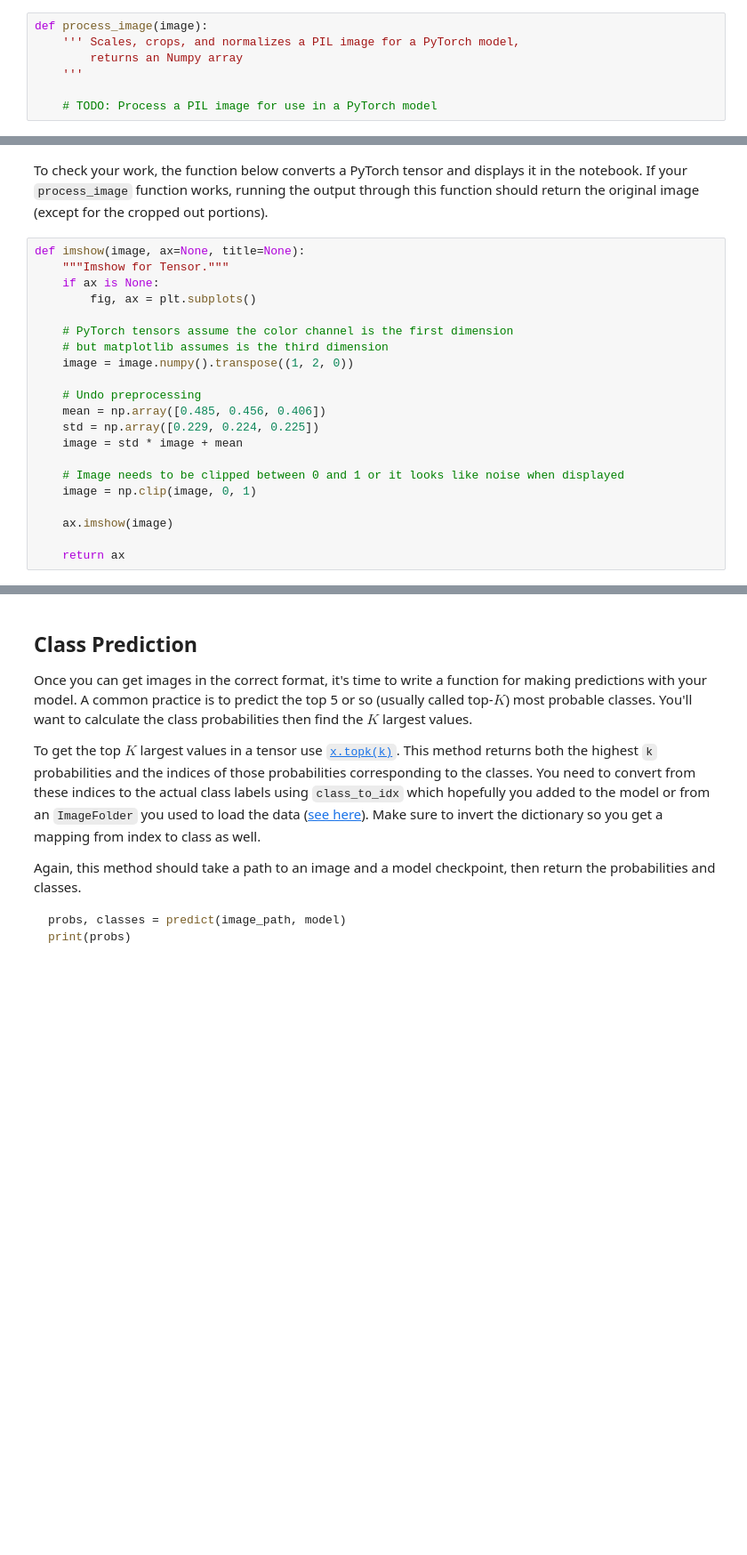
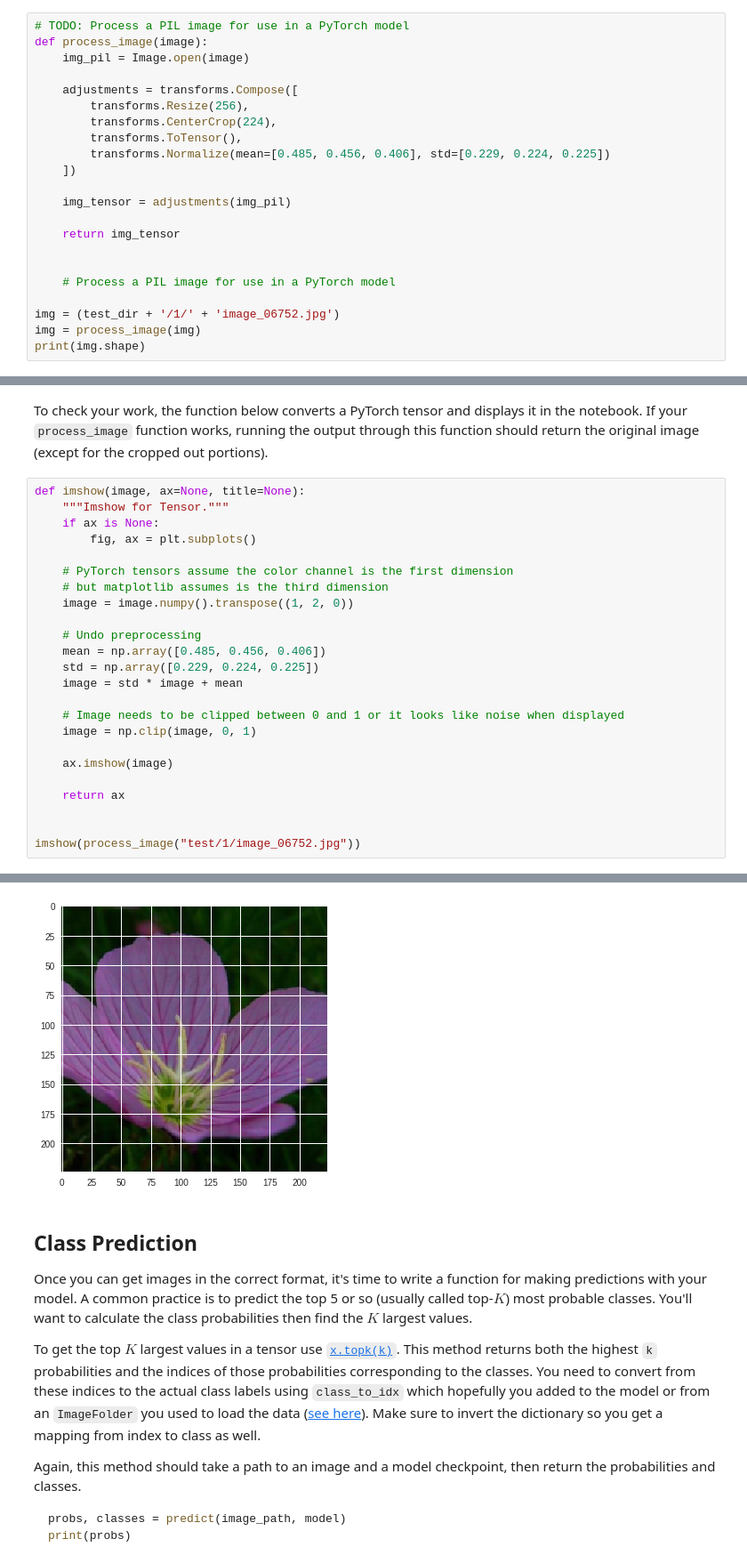
Before and after one commit to RITESHMOHAPATRA/pytorch_challenge, a Jupyter notebook: Image Classifier Project.ipynb, the cells around one changed output, grey strips where cells are left out. Shown at 89% size. Cells and saved outputs as stored; diff of their text form; blank space fills up the shorter version.

```diff
--- a/Image Classifier Project.ipynb
+++ b/Image Classifier Project.ipynb
@@ -291,10 +380,25 @@ Color channels of images are typically encoded as integers 0-255, but the model
 As before, the network expects the images to be normalized in a specific way. For the means, it's `[0.485, 0.456, 0.406]` and for the standard deviations `[0.229, 0.224, 0.225]`. You'll want to subtract the means from each color channel, then divide by the standard deviation.
 
 And finally, PyTorch expects the color channel to be the first dimension but it's the third dimension in the PIL image and Numpy array. You can reorder dimensions using [`ndarray.transpose`](https://docs.scipy.org/doc/numpy-1.13.0/reference/generated/numpy.ndarray.transpose.html). The color channel needs to be first and retain the order of the other two dimensions.
-# %%
-def process_image(image):
-    ''' Scales, crops, and normalizes a PIL image for a PyTorch model,
-        returns an Numpy array
-    '''
-
-    # TODO: Process a PIL image for use in a PyTorch model
+# %%
+# TODO: Process a PIL image for use in a PyTorch model
+def process_image(image):
+    img_pil = Image.open(image)
+
+    adjustments = transforms.Compose([
+        transforms.Resize(256),
+        transforms.CenterCrop(224),
+        transforms.ToTensor(),
+        transforms.Normalize(mean=[0.485, 0.456, 0.406], std=[0.229, 0.224, 0.225])
+    ])
+
+    img_tensor = adjustments(img_pil)
+
+    return img_tensor
+
+
+    # Process a PIL image for use in a PyTorch model
+
+img = (test_dir + '/1/' + 'image_06752.jpg')
+img = process_image(img)
+print(img.shape)
@@ -321,3 +427,7 @@ def imshow(image, ax=None, title=None):
     ax.imshow(image)
 
     return ax
+
+
+imshow(process_image("test/1/image_06752.jpg"))
+# %% [output]
@@ -324,3 +435,4 @@ def imshow(image, ax=None, title=None):
+[figure, added]
 # %% [markdown]
 ## Class Prediction
 
```
Also changed, not shown: parts of 23 cells of this notebook.
